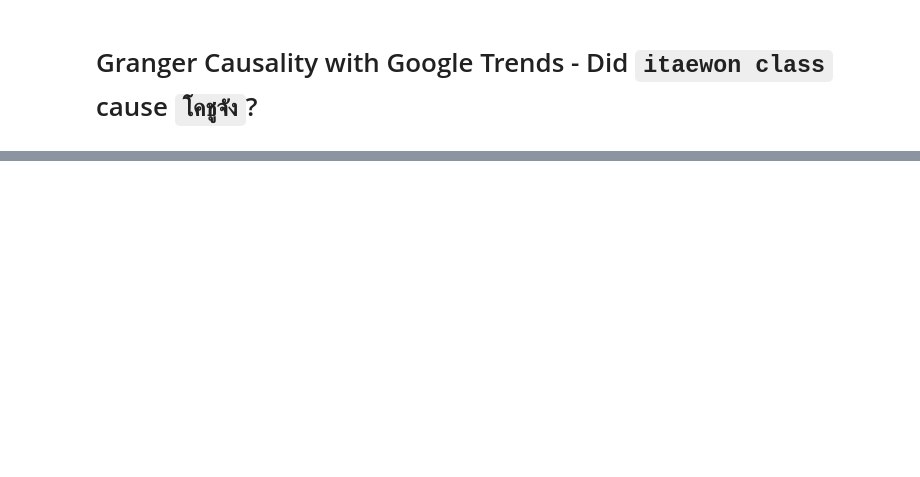
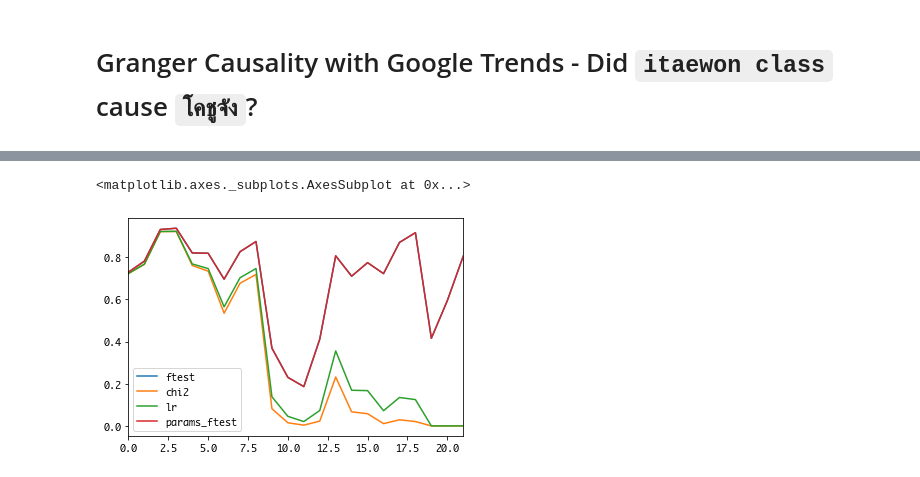
Before and after one commit to cstorm125/granger, a Jupyter notebook: trend_granger.ipynb, the cells around one changed output, grey strips where cells are left out. Cells and saved outputs as stored; diff of their text form; code cells hidden in the pictures; blank space fills up the shorter version.

```diff
--- a/trend_granger.ipynb
+++ b/trend_granger.ipynb
@@ -97,0 +137,16 @@ p_df.iloc[:,1:].plot()
+# %%
+#find the optimal lag
+lags = list(range(1,23))
+res = grangercausalitytests(diff_df, maxlag=lags, verbose=False)
+p_values = []
+for i in lags:
+    p_values.append({'maxlag':i,
+                    'ftest':res[i][0]['ssr_ftest'][1],
+                    'chi2':res[i][0]['ssr_chi2test'][1],
+                    'lr':res[i][0]['lrtest'][1],
+                    'params_ftest':res[i][0]['params_ftest'][1],})
+p_df = pd.DataFrame(p_values)
+p_df.iloc[:,1:].plot()
+# %% [output]
+<matplotlib.axes._subplots.AxesSubplot at 0x...>
+[figure, added]
```
Also changed, not shown: parts of 10 cells of this notebook, 1 other file.
